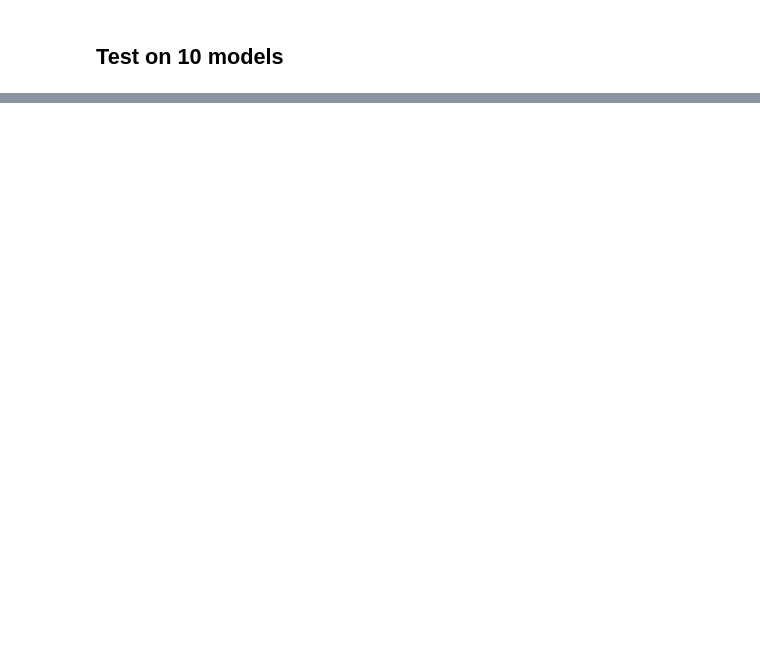
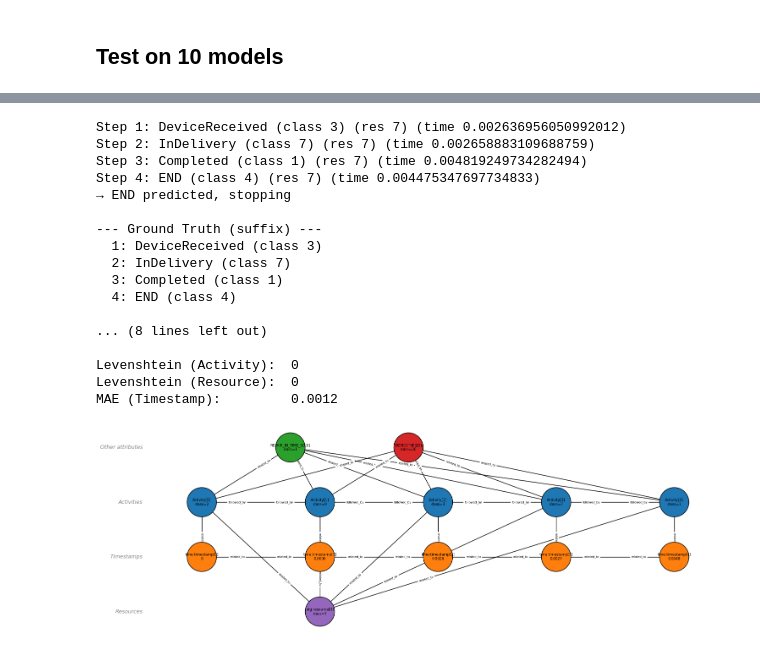
Before and after one commit to lucadr04/ISG, a Jupyter notebook: main.ipynb, the cells around one changed output, grey strips where cells are left out. Cells and saved outputs as stored; diff of their text form; code cells hidden in the pictures; blank space fills up the shorter version.

Commit message:
autoregressive inference

```diff
--- a/main.ipynb
+++ b/main.ipynb
@@ -543,3 +462,6 @@ if not os.path.isdir(f"{ROOT_PATH}/results/{DATASET}"):
     os.mkdir(f"{ROOT_PATH}/results/{DATASET}")
 # %%
 results.to_csv(f"{ROOT_PATH}/results/{DATASET}/hyp_params_search.csv", sep=",", index=False)
+# %%
+with open(f"{ROOT_PATH}/results/{DATASET}/best_parameters.csv", "w") as f:
+    json.dump(best_parameters, f, indent=4)
@@ -545,0 +497,20 @@ results.to_csv(f"{ROOT_PATH}/results/{DATASET}/hyp_params_search.csv", sep=",",
+# %%
+# The one in dp
+def compute_edges_indexs(node_features, prefix_len):
+    """Stessa funzione del notebook 1 — copiala qui"""
+    res = {}
+    keys = node_features.keys()
+    indexes = [[i, i + 1] for i in range(prefix_len - 1)]
+    for k in keys:
+        if len(node_features[k]) != 1:
+            if k == "Activity":
+                res[(k, "followed_by", k)] = indexes
+                for k2 in keys:
+                    if k2 != k:
+                        if len(node_features[k2]) == 1:
+                            res[(k, "related_to", k2)] = [[i, 0] for i in range(prefix_len)]
+                        else:
+                            res[(k, "related_to", k2)] = [[i, i] for i in range(prefix_len)]
+            else:
+                res[(k, "related_to", k)] = indexes
+    return res
@@ -608,0 +728,14 @@ torch.save(net.state_dict(), f"{MODEL_PATH}/model.pt")
+# %%
+with open(f"{ROOT_PATH}/results/{DATASET}/best_parameters.csv", "r") as f:
+    best_parameters = json.load(f)
+
+# Instantiate the HGNN
+net = HGNN(
+    parameters=best_parameters,
+    output_cat=outputcat,
+    output_real=outputreal,
+    nodes_relations=EDGE_TYPES,
+)
+net.load_state_dict(torch.load(f"{MODEL_PATH}/model.pt", map_location=device, weights_only=False))
+net = net.to(device)
+net.eval()
@@ -608,0 +846,21 @@ torch.save(net.state_dict(), f"{MODEL_PATH}/model.pt")
+# %%
+pred, gt = inference_single(net, g, t)
+# %% [output]
+Step 1: DeviceReceived (class 3) (res 7) (time 0.002636956050992012)
+Step 2: InDelivery (class 7) (res 7) (time 0.002658883109688759)
+Step 3: Completed (class 1) (res 7) (time 0.004819249734282494)
+Step 4: END (class 4) (res 7) (time 0.004475347697734833)
+→ END predicted, stopping
+
+--- Ground Truth (suffix) ---
+  1: DeviceReceived (class 3)
+  2: InDelivery (class 7)
+  3: Completed (class 1)
+  4: END (class 4)
+
+... (8 lines left out)
+
+Levenshtein (Activity):  0
+Levenshtein (Resource):  0
+MAE (Timestamp):         0.0012
+[figure, added]
```
Also changed, not shown: parts of 28 cells of this notebook, 9 other files.
